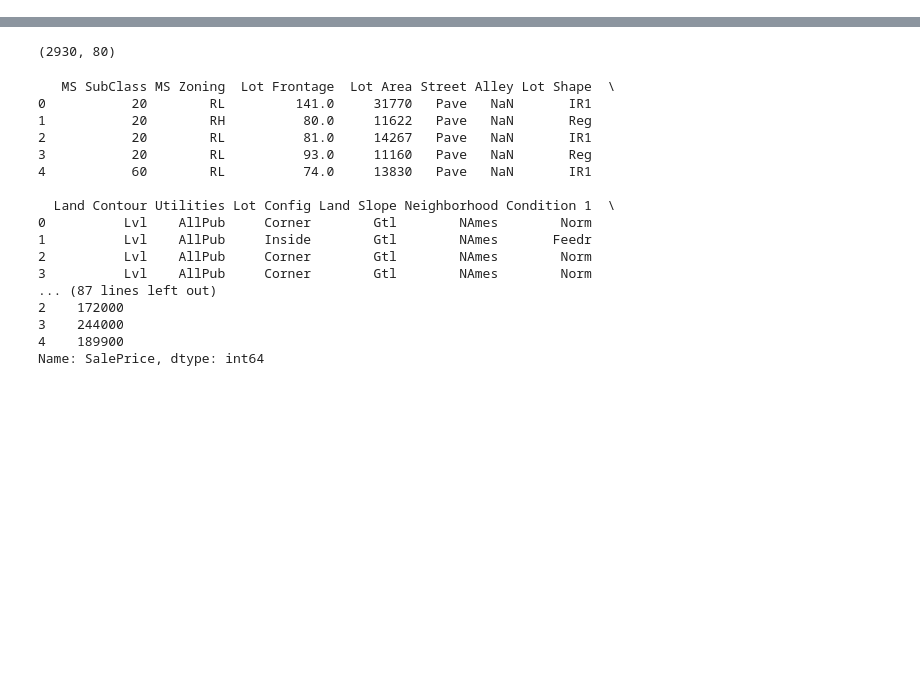
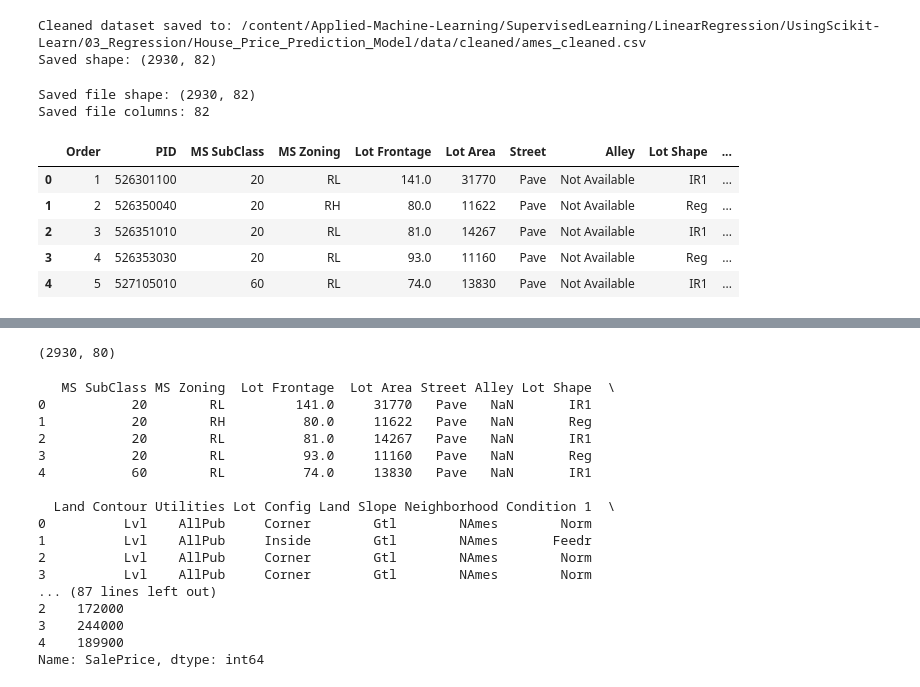
Before and after one commit to udayasherkar94-prog/Applied-Machine-Learning, a Jupyter notebook: SupervisedLearning/LinearRegression/UsingScikit-Learn/03_Regression/House_Price_Prediction_Model/notebooks/03_feature_engineering.ipynb, the cells around one changed output, grey strips where cells are left out. Drawn from its saved outputs; the diff is of its cells as text; code cells hidden in the pictures; blank space fills up the shorter version.

```diff
--- a/SupervisedLearning/LinearRegression/UsingScikit-Learn/03_Regression/House_Price_Prediction_Model/notebooks/03_feature_engineering.ipynb
+++ b/SupervisedLearning/LinearRegression/UsingScikit-Learn/03_Regression/House_Price_Prediction_Model/notebooks/03_feature_engineering.ipynb
@@ -38,0 +266,26 @@ print(df.head())
+# %%
+CLEANED_DATA_PATH = CLEANED_DIR / "ames_cleaned.csv"
+
+cleaned_df.to_csv(CLEANED_DATA_PATH, index=False)
+
+print("Cleaned dataset saved to:", CLEANED_DATA_PATH)
+print("Saved shape:", cleaned_df.shape)
+# %% [output]
+Cleaned dataset saved to: /content/Applied-Machine-Learning/SupervisedLearning/LinearRegression/UsingScikit-Learn/03_Regression/House_Price_Prediction_Model/data/cleaned/ames_cleaned.csv
+Saved shape: (2930, 82)
+# %%
+# Read the saved file back to verify it was written correctly.
+cleaned_check = pd.read_csv(CLEANED_DATA_PATH)
+
+print("Saved file shape:", cleaned_check.shape)
+print("Saved file columns:", len(cleaned_check.columns))
+display(cleaned_check.head())
+# %% [output]
+Saved file shape: (2930, 82)
+Saved file columns: 82
+|  | Order | PID | MS SubClass | MS Zoning | Lot Frontage | Lot Area | Street | Alley | Lot Shape | ... |
+| 0 | 1 | 526301100 | 20 | RL | 141.0 | 31770 | Pave | Not Available | IR1 | ... |
+| 1 | 2 | 526350040 | 20 | RH | 80.0 | 11622 | Pave | Not Available | Reg | ... |
+| 2 | 3 | 526351010 | 20 | RL | 81.0 | 14267 | Pave | Not Available | IR1 | ... |
+| 3 | 4 | 526353030 | 20 | RL | 93.0 | 11160 | Pave | Not Available | Reg | ... |
+| 4 | 5 | 527105010 | 60 | RL | 74.0 | 13830 | Pave | Not Available | IR1 | ... |
```
Also changed, not shown: parts of 45 cells of this notebook.
